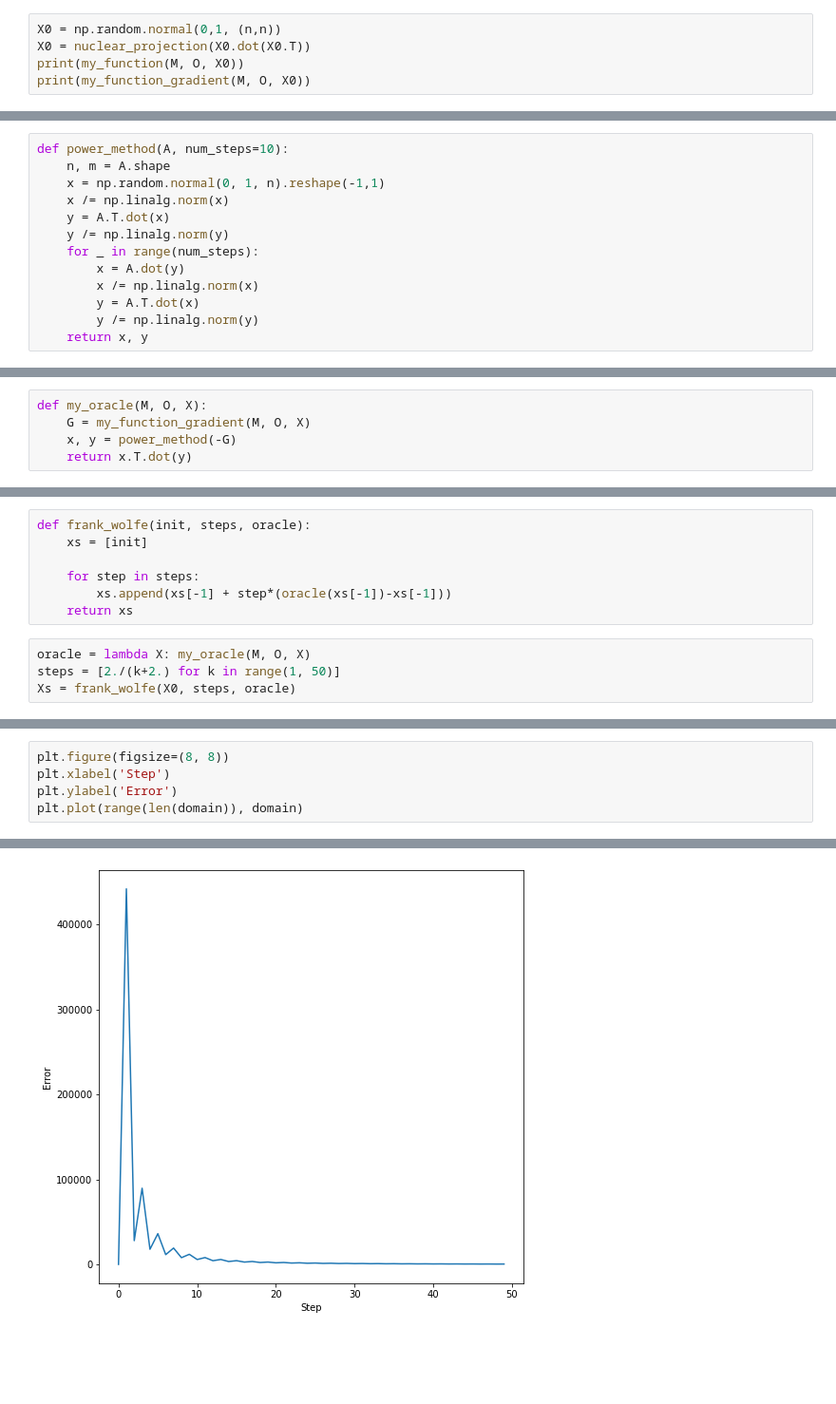
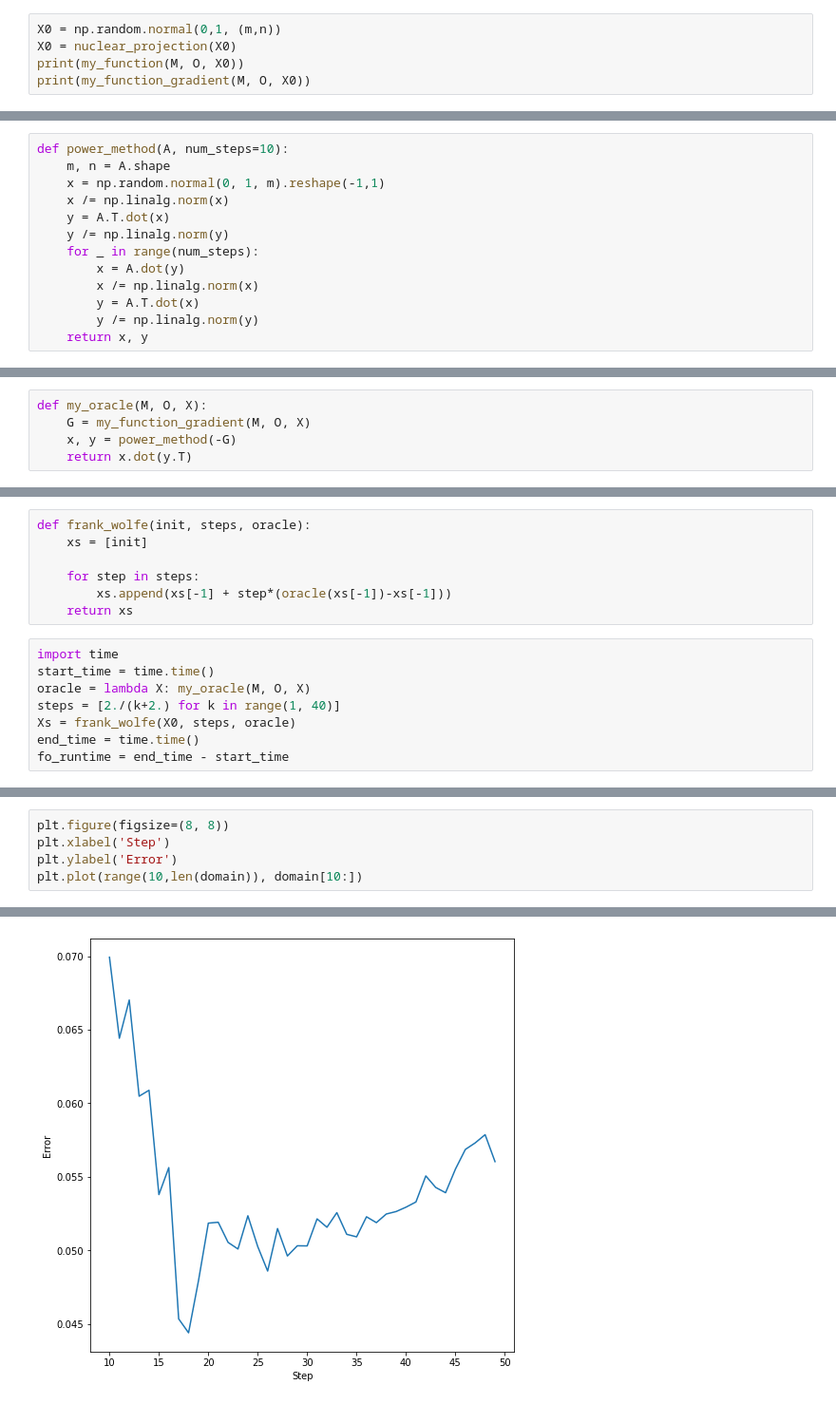
Before and after one commit to miadj7/Project-Low-Rank-Matrix-Completion, a Jupyter notebook: code/Project.ipynb, the cells around one changed output, grey strips where cells are left out. Shown: that part at 95% size. Cells and saved outputs as stored; diff of their text form; blank space fills up the shorter version.

```diff
--- a/code/Project.ipynb
+++ b/code/Project.ipynb
@@ -92,6 +80,6 @@ array([[ 0.00000000e+00,  0.00000000e+00, -0.00000000e+00, ...,
 # %%
-X0 = np.random.normal(0,1, (n,n))
-X0 = nuclear_projection(X0.dot(X0.T))
+X0 = np.random.normal(0,1, (m,n))
+X0 = nuclear_projection(X0)
 print(my_function(M, O, X0))
 print(my_function_gradient(M, O, X0))
 # %% [output]
@@ -113,8 +101,8 @@ print(my_function_gradient(M, O, X0))
 # Power Method
 # %%
 def power_method(A, num_steps=10):
-    n, m = A.shape
-    x = np.random.normal(0, 1, n).reshape(-1,1)
+    m, n = A.shape
+    x = np.random.normal(0, 1, m).reshape(-1,1)
     x /= np.linalg.norm(x)
     y = A.T.dot(x)
     y /= np.linalg.norm(y)
@@ -130,7 +118,7 @@ def power_method(A, num_steps=10):
 def my_oracle(M, O, X):
     G = my_function_gradient(M, O, X)
     x, y = power_method(-G)
-    return x.T.dot(y)
+    return x.dot(y.T)
 # %%
 my_oracle(M, O, X0)
 # %% [output]
@@ -145,6 +145,10 @@ def frank_wolfe(init, steps, oracle):
         xs.append(xs[-1] + step*(oracle(xs[-1])-xs[-1]))
     return xs
 # %%
+import time
+start_time = time.time()
 oracle = lambda X: my_oracle(M, O, X)
-steps = [2./(k+2.) for k in range(1, 50)]
+steps = [2./(k+2.) for k in range(1, 40)]
 Xs = frank_wolfe(X0, steps, oracle)
+end_time = time.time()
+fo_runtime = end_time - start_time
@@ -164,8 +172,8 @@ plt.plot(range(len(objective)), objective)
 # %%
 plt.figure(figsize=(8, 8))
 plt.xlabel('Step')
 plt.ylabel('Error')
-plt.plot(range(len(domain)), domain)
+plt.plot(range(10,len(domain)), domain[10:])
 # %% [output]
 [<matplotlib.lines.Line2D at 0x...>]
-[figure, old version]
+[figure, new version]
```
Also changed, not shown: parts of 5 cells of this notebook.
